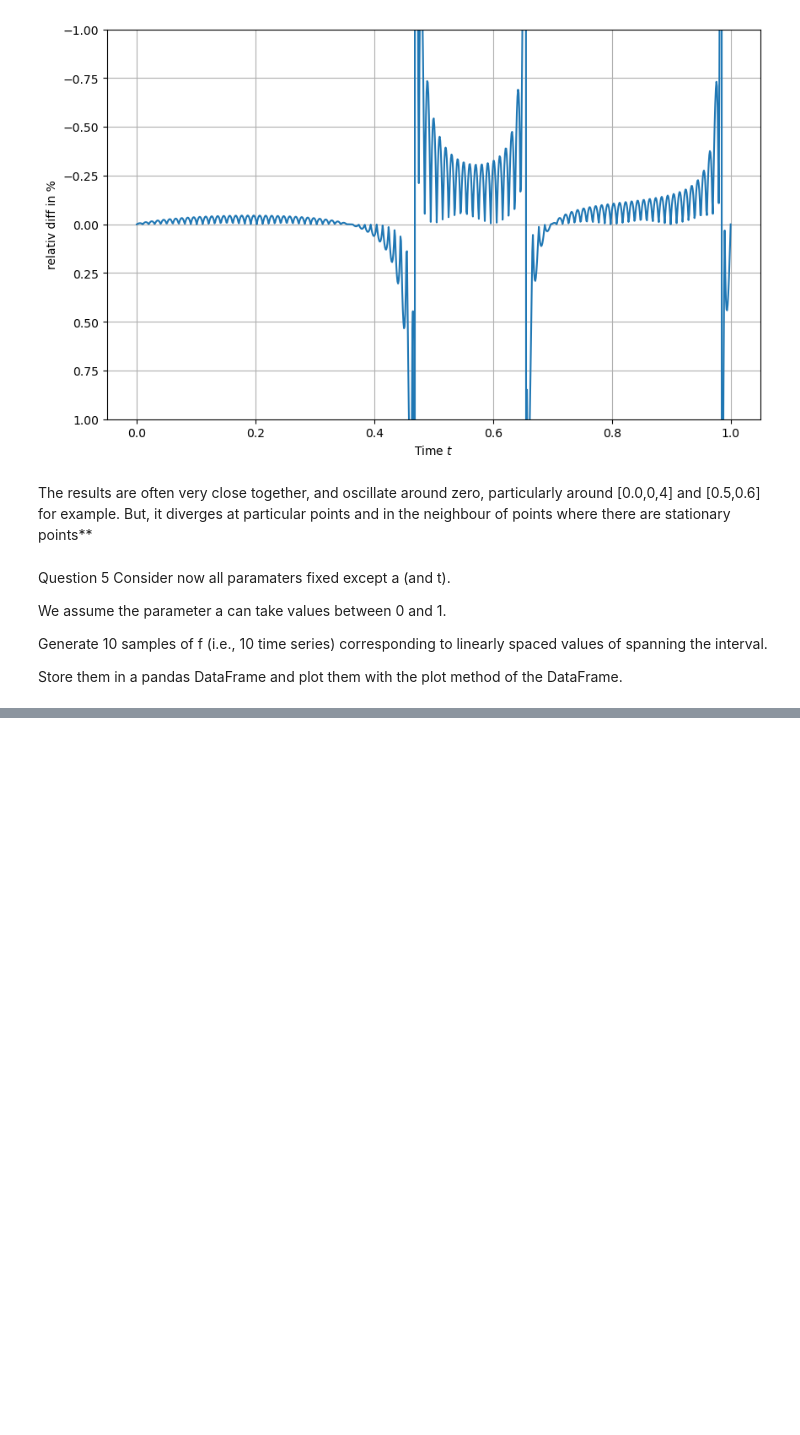
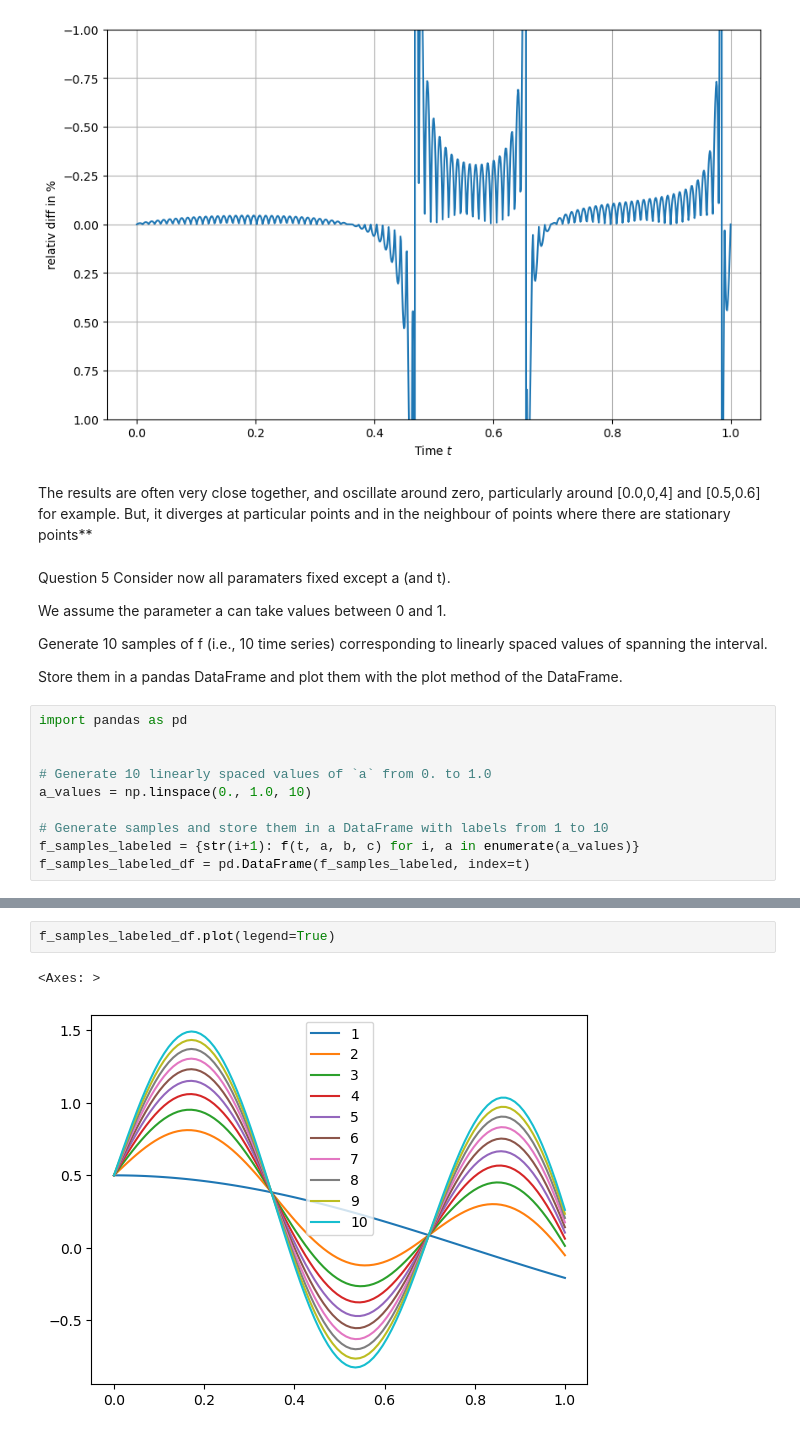
Before and after one commit to claytonbytyci/D400-Interpolation-Curse-of-Dimensionality, a Jupyter notebook: interpolator.ipynb, the cells around one changed output, grey strips where cells are left out. Drawn from its saved outputs; the diff is of its cells as text; blank space fills up the shorter version.

```diff
--- a/interpolator.ipynb
+++ b/interpolator.ipynb
@@ -140,3 +140,13 @@ Generate 10 samples of f
  spanning the interval.
 
 Store them in a pandas DataFrame and plot them with the plot method of the DataFrame.
+# %%
+import pandas as pd
+
+
+# Generate 10 linearly spaced values of `a` from 0. to 1.0
+a_values = np.linspace(0., 1.0, 10)
+
+# Generate samples and store them in a DataFrame with labels from 1 to 10
+f_samples_labeled = {str(i+1): f(t, a, b, c) for i, a in enumerate(a_values)}
+f_samples_labeled_df = pd.DataFrame(f_samples_labeled, index=t)
@@ -142,0 +169,5 @@ Store them in a pandas DataFrame and plot them with the plot method of the DataF
+# %%
+f_samples_labeled_df.plot(legend=True)
+# %% [output]
+<Axes: >
+[figure, added]
```
Also changed, not shown: parts of 2 cells of this notebook.
